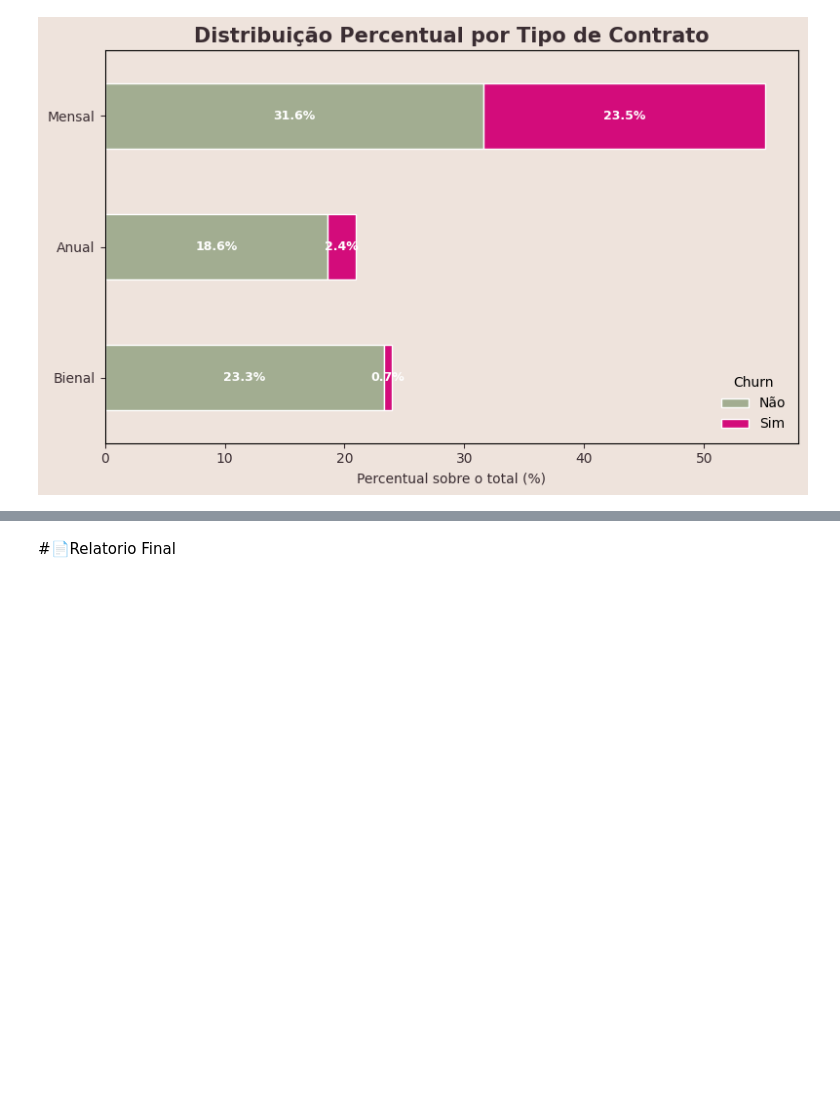
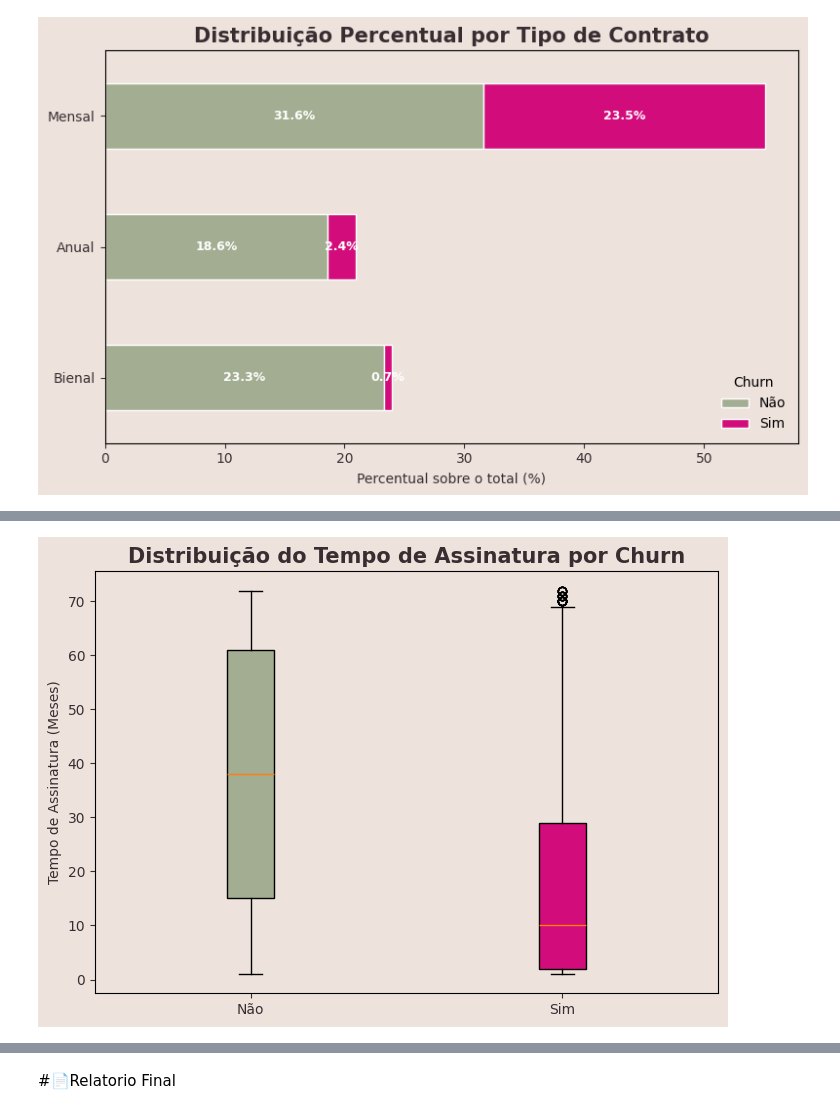
Before and after one commit to beatricemarx/G9ONE_Chalenge_TelecomX, a Jupyter notebook: TelecomX_BR.ipynb, the cells around one changed output, grey strips where cells are left out. Saved outputs shown, nothing was run; the diff lists cells and outputs as text; code cells hidden in the pictures; blank space fills up the shorter version.

```diff
--- a/TelecomX_BR.ipynb
+++ b/TelecomX_BR.ipynb
@@ -1034,0 +1325,40 @@ plt.show()
+# %%
+import matplotlib.pyplot as plt
+
+# 🎨 Paleta
+cor_fundo = "#EEE3DC"
+cor_texto = "#3A2D32"
+cores = ["#A2AD91", "#D30C7B"]  # Não | Sim
+
+fig, ax = plt.subplots(figsize=(7,5))
+
+fig.patch.set_facecolor(cor_fundo)
+ax.set_facecolor(cor_fundo)
+
+box = ax.boxplot(
+    [
+        dados[dados["Churn"] == "Não"]["Tempo de Assinatura(M)"],
+        dados[dados["Churn"] == "Sim"]["Tempo de Assinatura(M)"]
+    ],
+    patch_artist=True,
+    labels=["Não", "Sim"]
+)
+
+# Aplicar cores
+for patch, color in zip(box['boxes'], cores):
+    patch.set_facecolor(color)
+
+ax.set_title(
+    "Distribuição do Tempo de Assinatura por Churn",
+    fontsize=15,
+    weight="bold",
+    color=cor_texto
+)
+
+ax.set_ylabel("Tempo de Assinatura (Meses)", color=cor_texto)
+ax.tick_params(colors=cor_texto)
+
+plt.tight_layout()
+plt.show()
+# %% [output]
+[figure, added]
```
Also changed, not shown: parts of 8 cells of this notebook.
